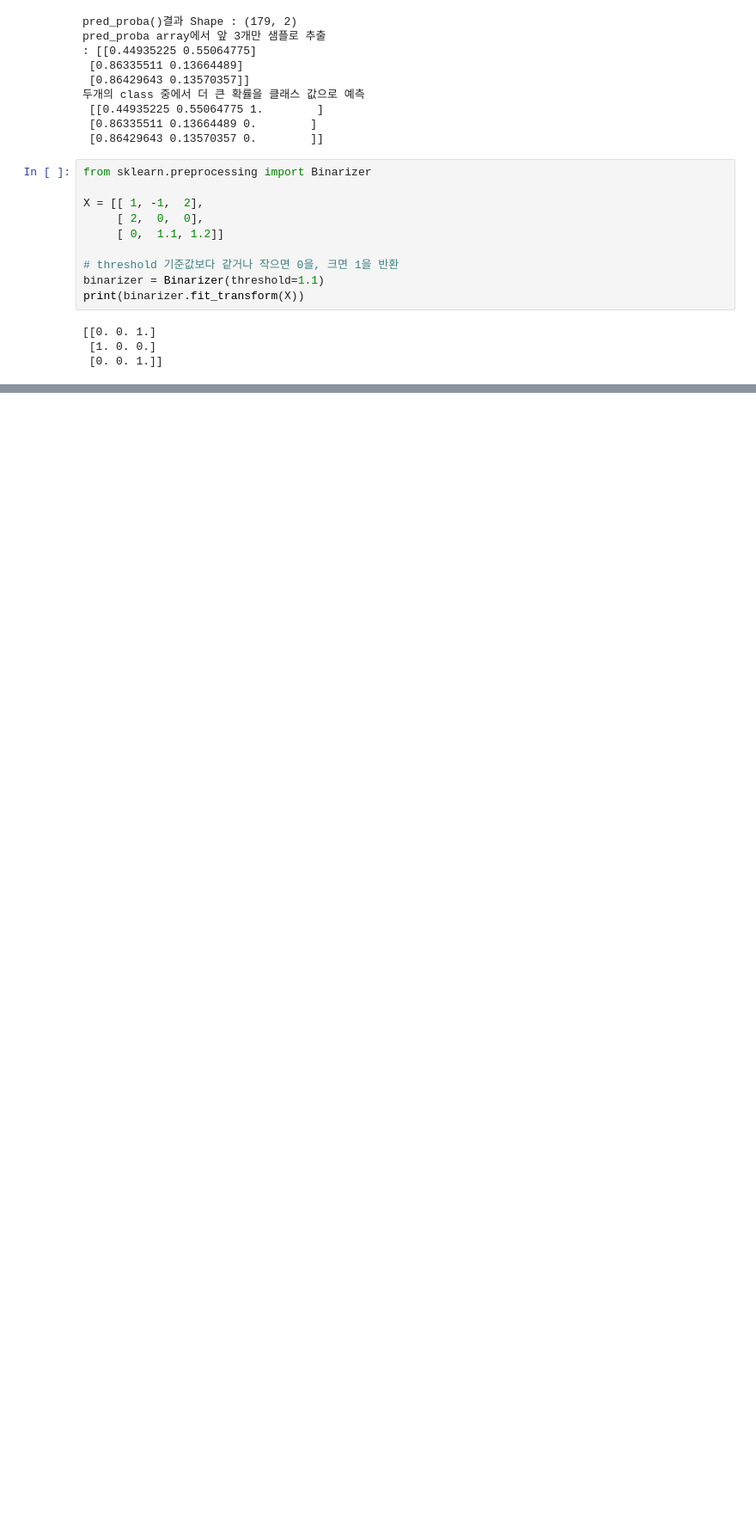
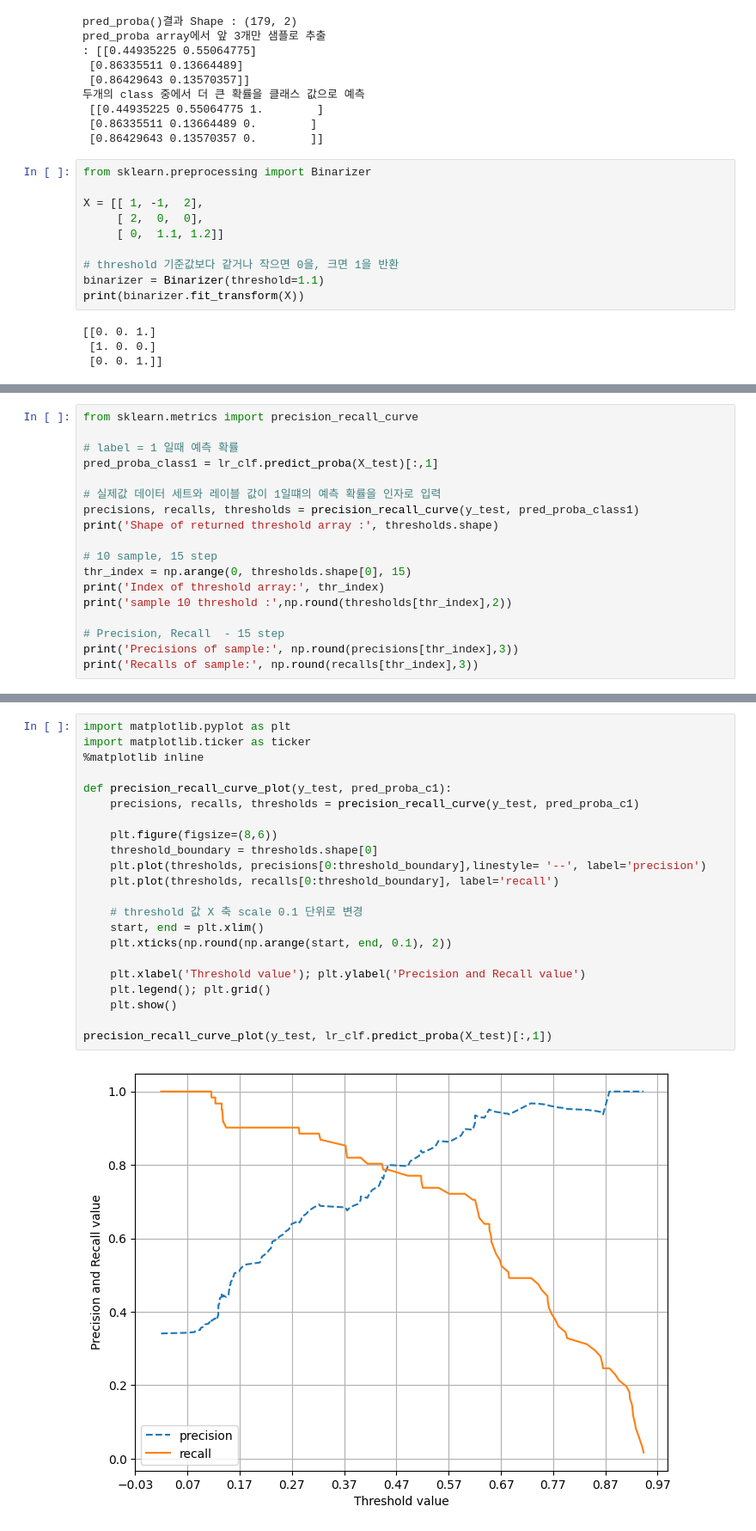
Before and after one commit to DohunWi/ML, a Jupyter notebook: week_3/week03.ipynb, the cells around one changed output, grey strips where cells are left out. Shown at 86% size. Saved outputs shown, nothing was run; the diff lists cells and outputs as text; blank space fills up the shorter version.

```diff
--- a/week_3/week03.ipynb
+++ b/week_3/week03.ipynb
@@ -658,0 +746,18 @@ print(binarizer.fit_transform(X))
+# %%
+from sklearn.metrics import precision_recall_curve
+
+# label = 1 일때 예측 확률
+pred_proba_class1 = lr_clf.predict_proba(X_test)[:,1]
+
+# 실제값 데이터 세트와 레이블 값이 1일떄의 예측 확률을 인자로 입력
+precisions, recalls, thresholds = precision_recall_curve(y_test, pred_proba_class1)
+print('Shape of returned threshold array :', thresholds.shape)
+
+# 10 sample, 15 step
+thr_index = np.arange(0, thresholds.shape[0], 15)
+print('Index of threshold array:', thr_index)
+print('sample 10 threshold :',np.round(thresholds[thr_index],2))
+
+# Precision, Recall  - 15 step
+print('Precisions of sample:', np.round(precisions[thr_index],3))
+print('Recalls of sample:', np.round(recalls[thr_index],3))
@@ -658,0 +772,24 @@ print(binarizer.fit_transform(X))
+# %%
+import matplotlib.pyplot as plt
+import matplotlib.ticker as ticker
+%matplotlib inline
+
+def precision_recall_curve_plot(y_test, pred_proba_c1):
+    precisions, recalls, thresholds = precision_recall_curve(y_test, pred_proba_c1)
+
+    plt.figure(figsize=(8,6))
+    threshold_boundary = thresholds.shape[0]
+    plt.plot(thresholds, precisions[0:threshold_boundary],linestyle= '--', label='precision')
+    plt.plot(thresholds, recalls[0:threshold_boundary], label='recall')
+
+    # threshold 값 X 축 scale 0.1 단위로 변경
+    start, end = plt.xlim()
+    plt.xticks(np.round(np.arange(start, end, 0.1), 2))
+
+    plt.xlabel('Threshold value'); plt.ylabel('Precision and Recall value')
+    plt.legend(); plt.grid()
+    plt.show()
+
+precision_recall_curve_plot(y_test, lr_clf.predict_proba(X_test)[:,1])
+# %% [output]
+[figure, added]
```
Also changed, not shown: parts of 17 cells of this notebook.
